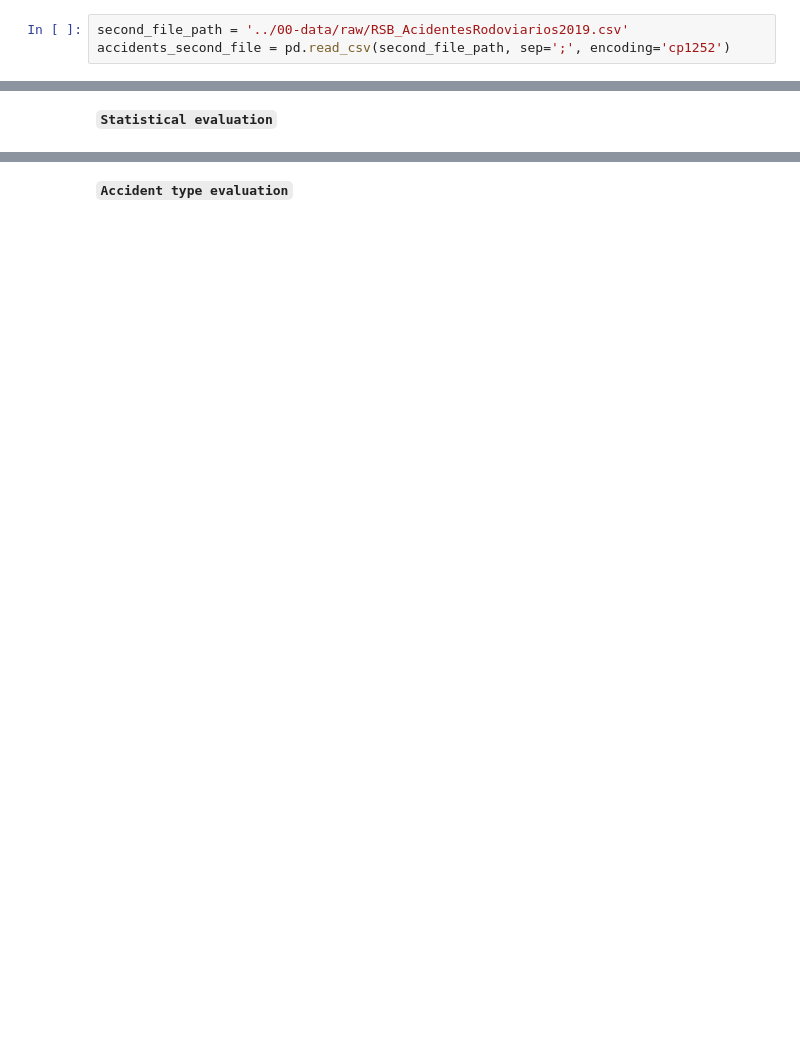
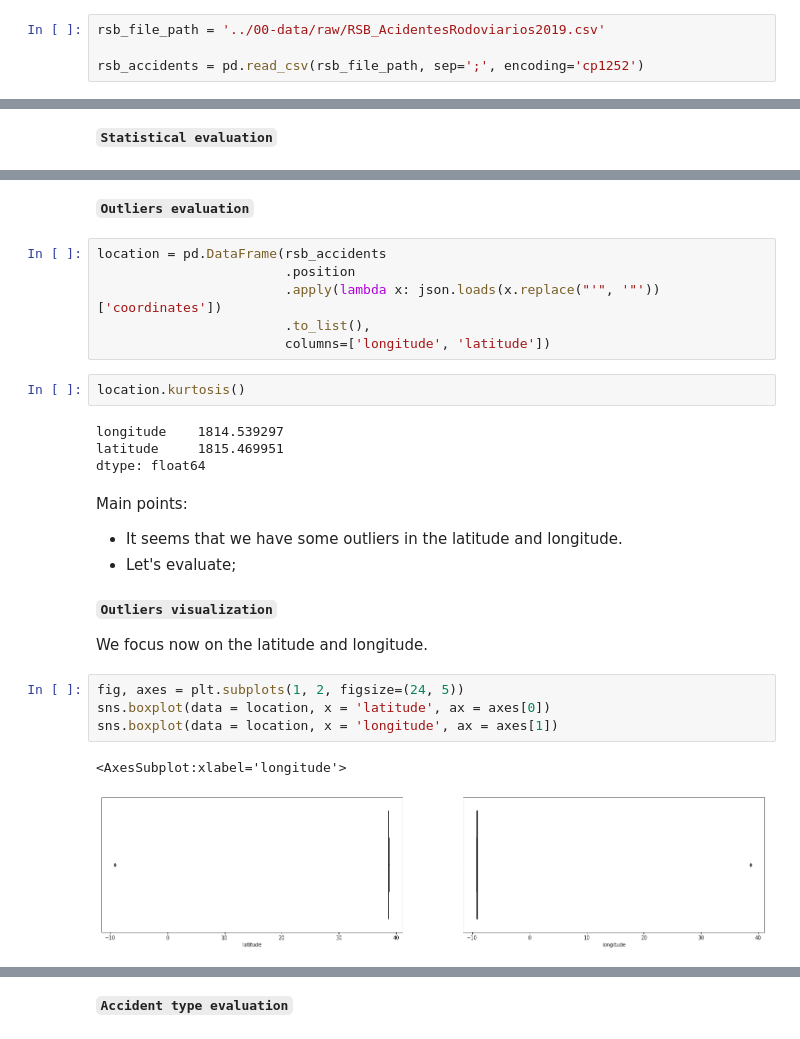
Before and after one commit to FabioParaiso/eds_pfds_project, a Jupyter notebook: 01-notebooks/0.0-data-preparation.ipynb, the cells around one changed output, grey strips where cells are left out. Cells and saved outputs as stored; diff of their text form; blank space fills up the shorter version.

```diff
--- a/01-notebooks/0.0-data-preparation.ipynb
+++ b/01-notebooks/0.0-data-preparation.ipynb
@@ -37,3 +40,4 @@ pedestrians_first_file = pd.read_excel(first_file_path, sheet_name='peões')
 # %%
-second_file_path = '../00-data/raw/RSB_AcidentesRodoviarios2019.csv'
-accidents_second_file = pd.read_csv(second_file_path, sep=';', encoding='cp1252')
+rsb_file_path = '../00-data/raw/RSB_AcidentesRodoviarios2019.csv'
+
+rsb_accidents = pd.read_csv(rsb_file_path, sep=';', encoding='cp1252')
@@ -313,0 +1094,29 @@ Main points:
+# %% [markdown]
+**`Outliers evaluation`**
+# %%
+location = pd.DataFrame(rsb_accidents
+                        .position
+                        .apply(lambda x: json.loads(x.replace("'", '"'))['coordinates'])
+                        .to_list(),
+                        columns=['longitude', 'latitude'])
+# %%
+location.kurtosis()
+# %% [output]
+longitude    1814.539297
+latitude     1815.469951
+dtype: float64
+# %% [markdown]
+Main points:
+* It seems that we have some outliers in the latitude and longitude.
+* Let's evaluate;
+# %% [markdown]
+**`Outliers visualization`**
+
+We focus now on the latitude and longitude.
+# %%
+fig, axes = plt.subplots(1, 2, figsize=(24, 5))
+sns.boxplot(data = location, x = 'latitude', ax = axes[0])
+sns.boxplot(data = location, x = 'longitude', ax = axes[1])
+# %% [output]
+<AxesSubplot:xlabel='longitude'>
+[figure, added]
```
Also changed, not shown: parts of 255 cells of this notebook, 4 other files.
